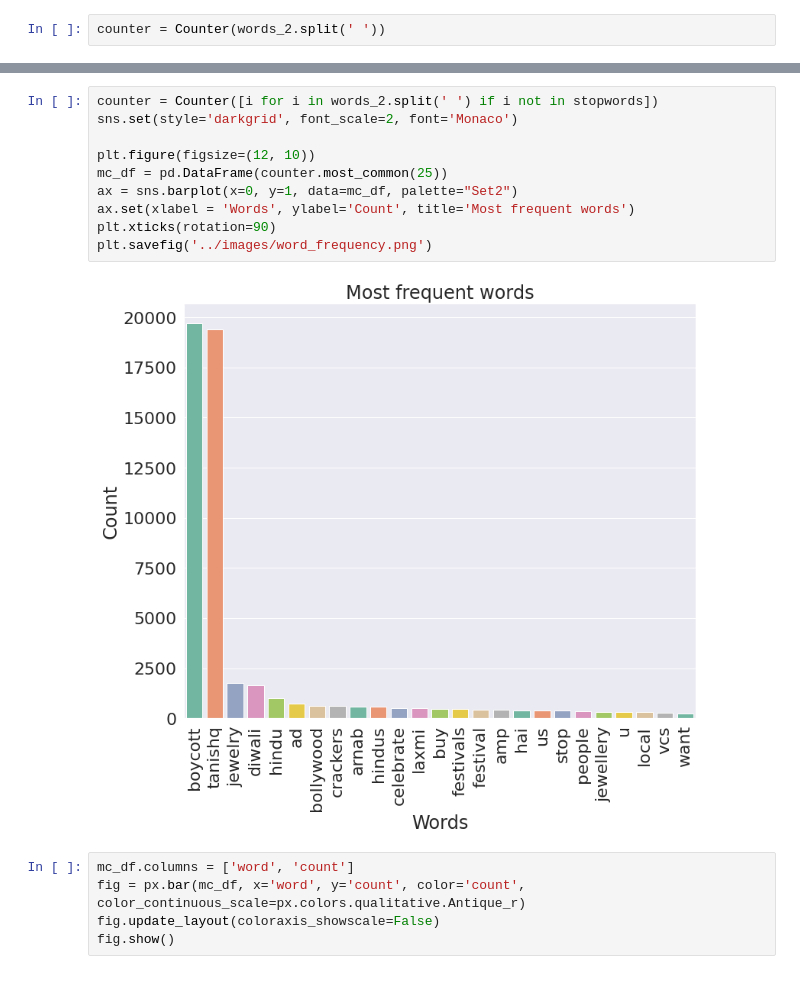
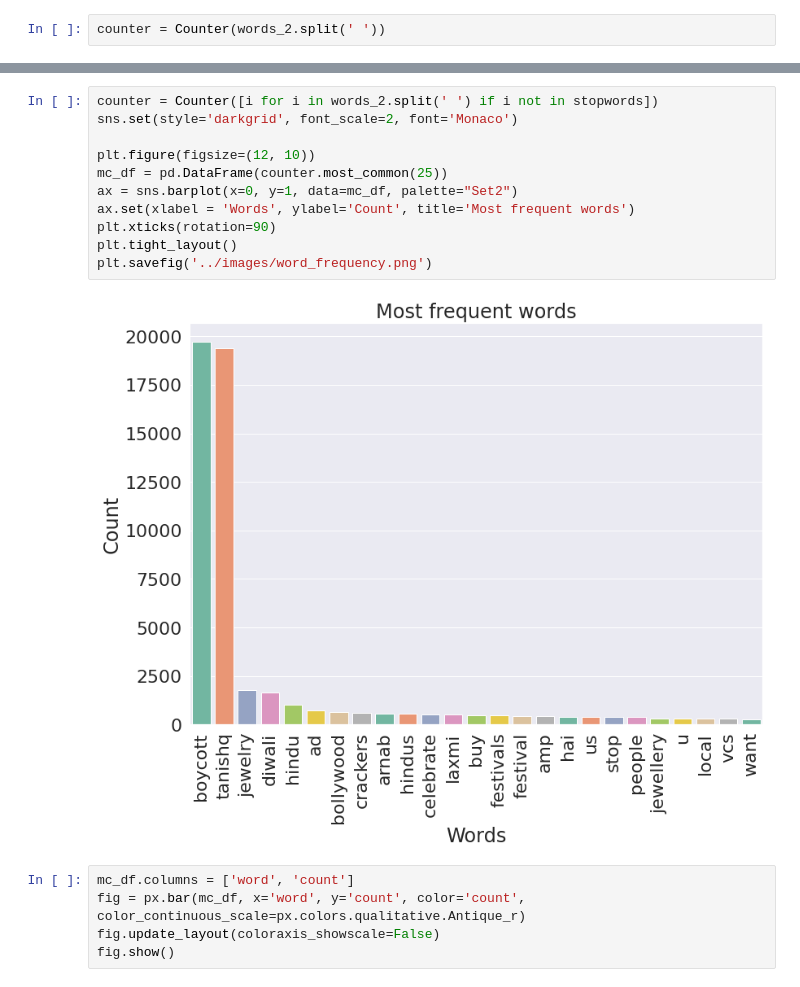
Before and after one commit to mamunm/sentiment_analysis, a Jupyter notebook: notebooks/cleaning_viz.ipynb, the cells around one changed output, grey strips where cells are left out. Saved outputs shown, nothing was run; the diff lists cells and outputs as text.

```diff
--- a/notebooks/cleaning_viz.ipynb
+++ b/notebooks/cleaning_viz.ipynb
@@ -210,15 +209,16 @@ findfont: Font family ['Monaco'] not found. Falling back to DejaVu Sans.
 # %%
 counter = Counter([i for i in words_2.split(' ') if i not in stopwords])
 sns.set(style='darkgrid', font_scale=2, font='Monaco')
 
 plt.figure(figsize=(12, 10))
 mc_df = pd.DataFrame(counter.most_common(25))
 ax = sns.barplot(x=0, y=1, data=mc_df, palette="Set2")
 ax.set(xlabel = 'Words', ylabel='Count', title='Most frequent words')
 plt.xticks(rotation=90)
+plt.tight_layout()
 plt.savefig('../images/word_frequency.png')
 # %% [output]
-[figure, old version]
+[figure, new version]
 # %%
 mc_df.columns = ['word', 'count']
 fig = px.bar(mc_df, x='word', y='count', color='count', color_continuous_scale=px.colors.qualitative.Antique_r)
```
Also changed, not shown: parts of 8 cells of this notebook, 12 other files.
